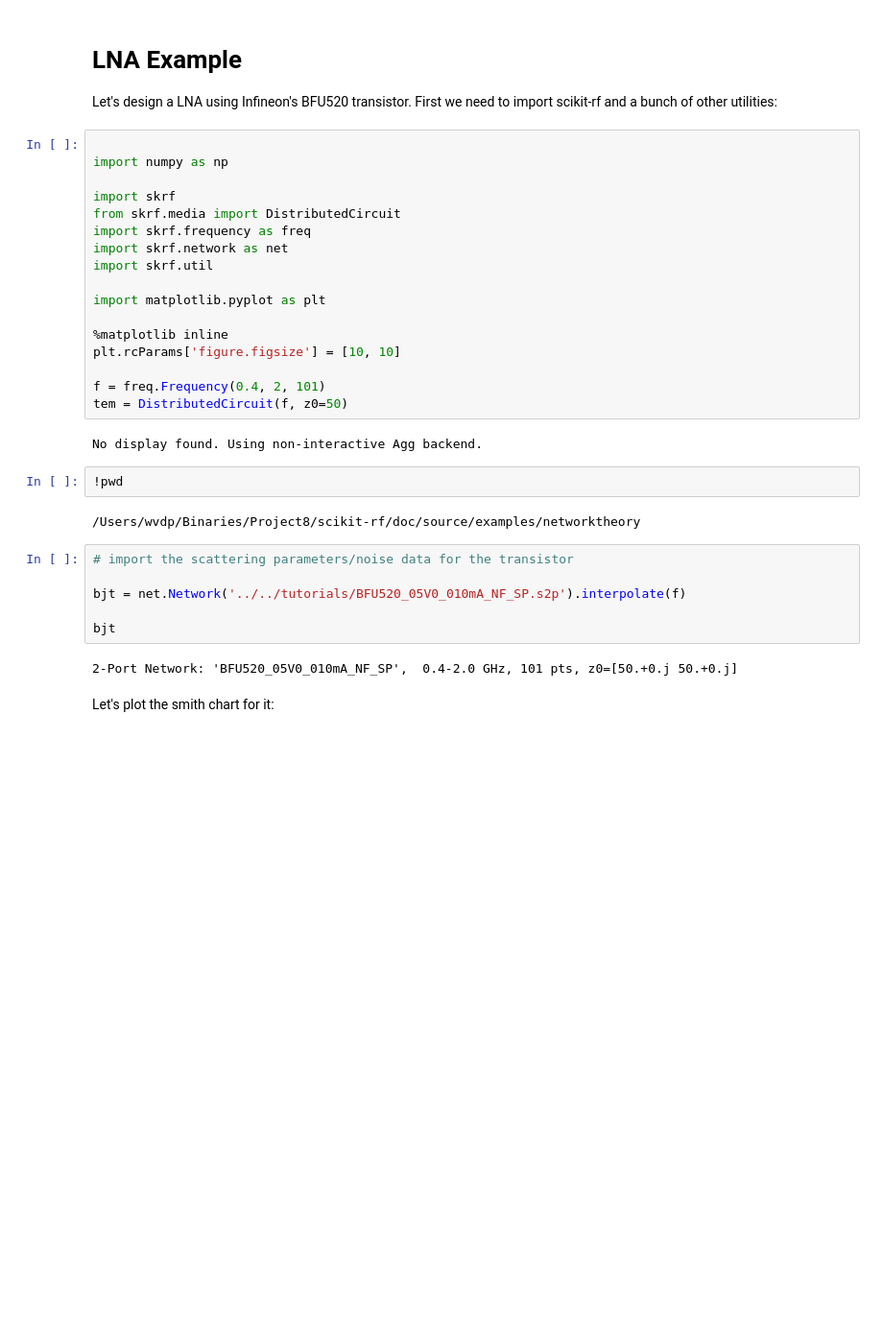
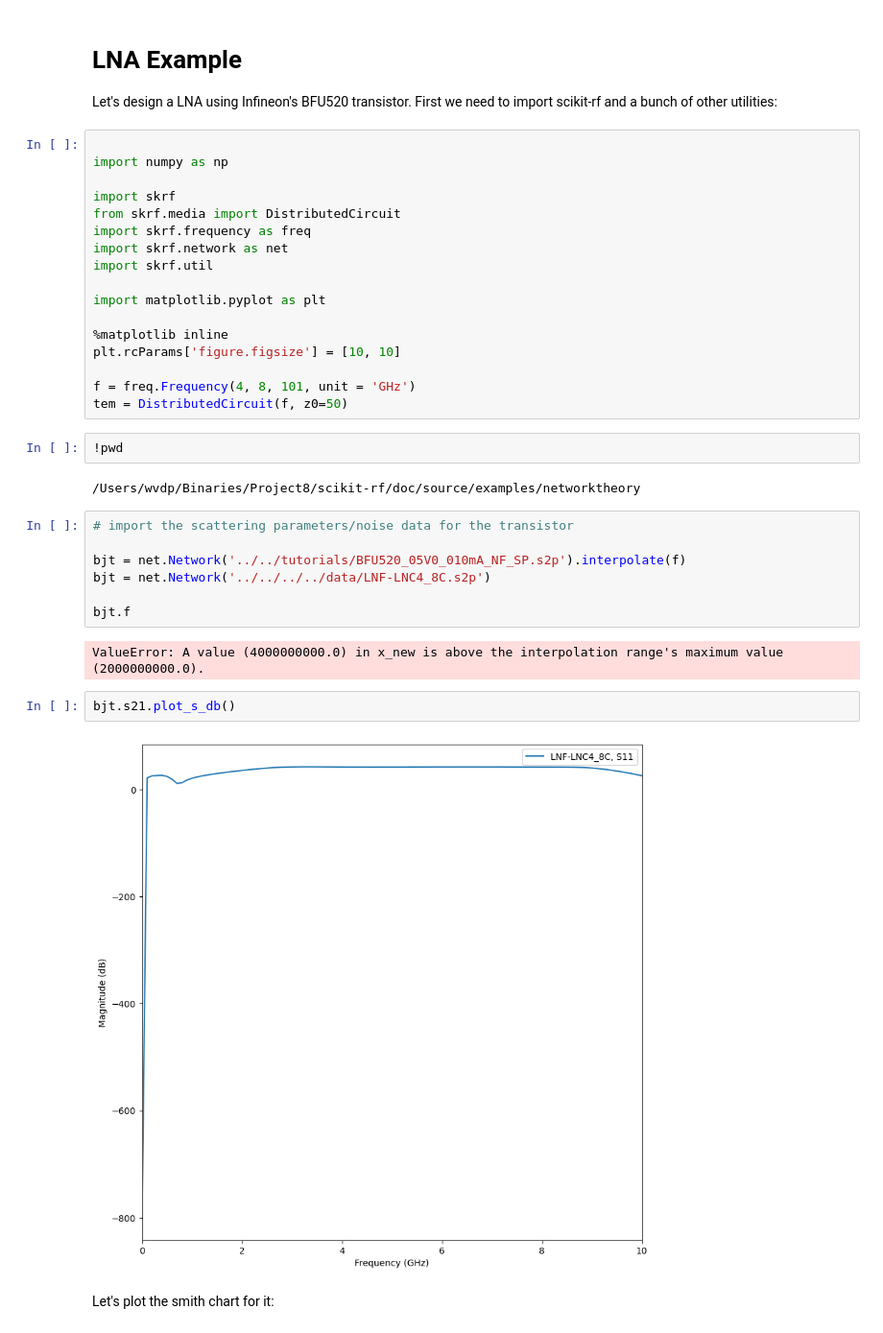
Before and after one commit to project8/scikit-rf, a Jupyter notebook: doc/source/examples/networktheory/LNA Example.ipynb, the cells around one changed output. Shown at 96% size. Cells and saved outputs as stored; diff of their text form; blank space fills up the shorter version.

```diff
--- a/doc/source/examples/networktheory/LNA Example.ipynb
+++ b/doc/source/examples/networktheory/LNA Example.ipynb
@@ -17,10 +17,8 @@ import matplotlib.pyplot as plt
 %matplotlib inline
 plt.rcParams['figure.figsize'] = [10, 10]
 
-f = freq.Frequency(0.4, 2, 101)
+f = freq.Frequency(4, 8, 101, unit = 'GHz')
 tem = DistributedCircuit(f, z0=50)
-# %% [output]
-No display found. Using non-interactive Agg backend.
 # %%
 !pwd
 # %% [output]
@@ -29,10 +27,15 @@ No display found. Using non-interactive Agg backend.
 # import the scattering parameters/noise data for the transistor
 
 bjt = net.Network('../../tutorials/BFU520_05V0_010mA_NF_SP.s2p').interpolate(f)
+bjt = net.Network('../../../../data/LNF-LNC4_8C.s2p')
 
-bjt
+bjt.f
 # %% [output]
-2-Port Network: 'BFU520_05V0_010mA_NF_SP',  0.4-2.0 GHz, 101 pts, z0=[50.+0.j 50.+0.j]
+ValueError: A value (4000000000.0) in x_new is above the interpolation range's maximum value (2000000000.0).
+# %%
+bjt.s21.plot_s_db()
+# %% [output]
+[figure, added]
 # %% [markdown]
 Let's plot the smith chart for it:
 # %%
```
Also changed, not shown: parts of 10 cells of this notebook, 3 other files.
